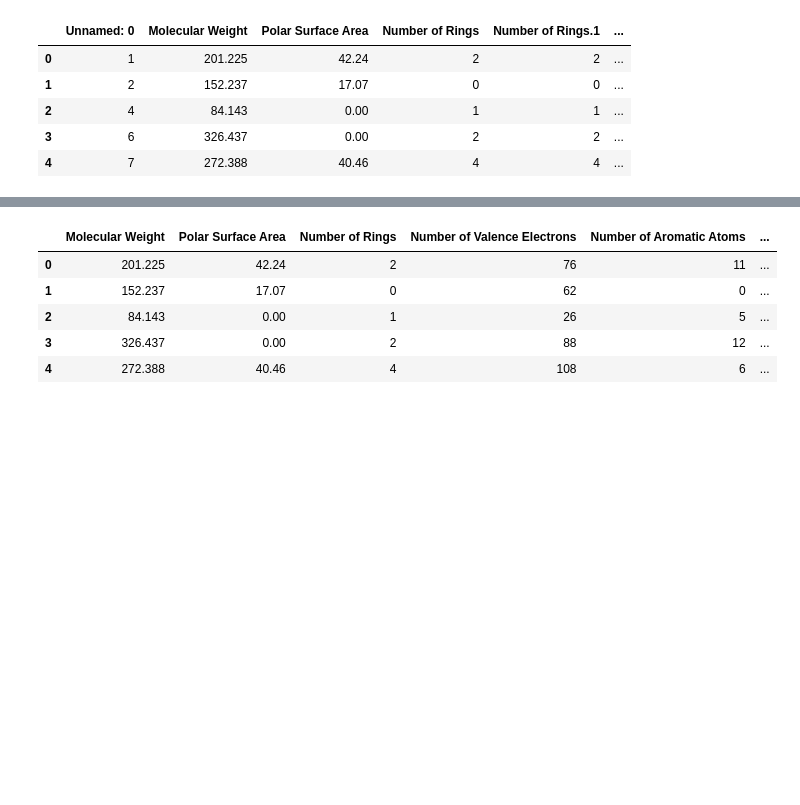
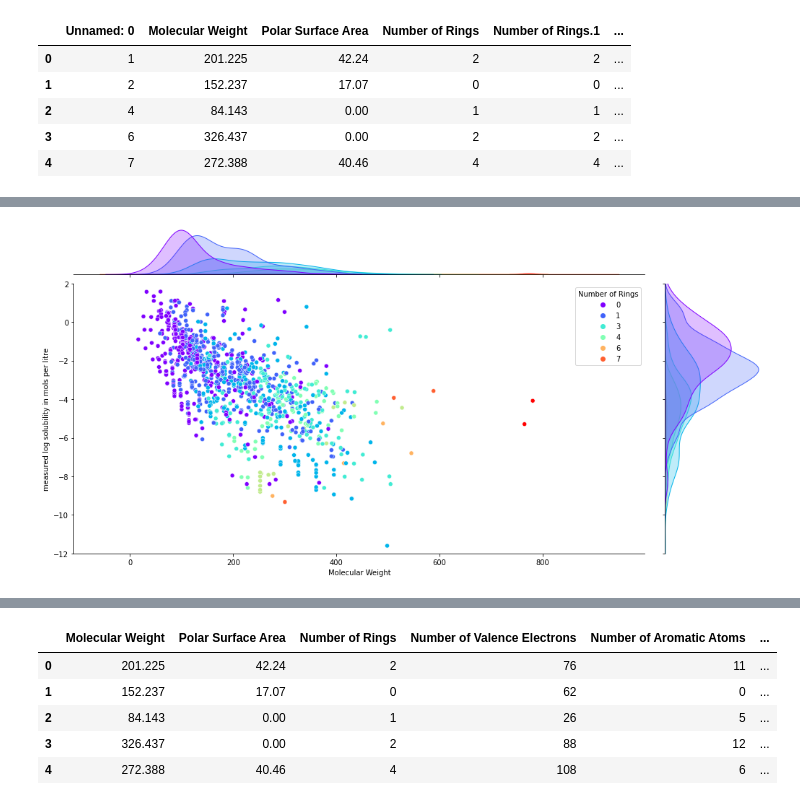
Before and after one commit to RigelAlgebar/RIIA-CHEMICAL-GNN, a Jupyter notebook: notebooks/01-Intro.ipynb, the cells around one changed output, grey strips where cells are left out. Drawn from its saved outputs; the diff is of its cells as text; code cells hidden in the pictures; blank space fills up the shorter version.

```diff
--- a/notebooks/01-Intro.ipynb
+++ b/notebooks/01-Intro.ipynb
@@ -213,0 +301,15 @@ df_raw.describe()
+# %%
+
+# Here we show the distribution of both the solubility and the molecular weight.
+# Both variables grouped by the number of rings in the molecules.
+# ==============================================================================
+jointplot_mw = sns.jointplot(x='Molecular Weight', y='measured log solubility in mols per litre',
+               hue='Number of Rings',
+               palette='rainbow', height=7,
+               data=df)
+
+jointplot_mw.fig.set_figwidth(15)
+plt.ylim(-12,2)
+plt.show()
+# %% [output]
+[figure, added]
```
Also changed, not shown: parts of 12 cells of this notebook.
